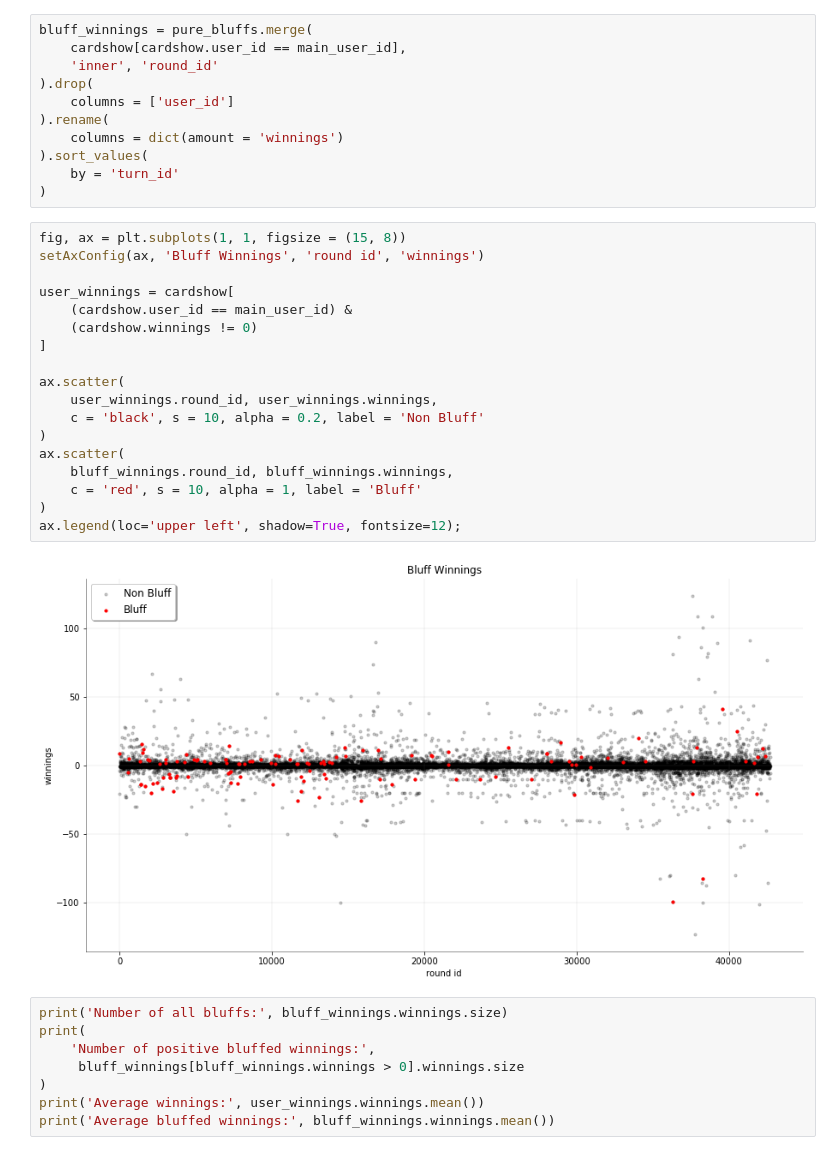
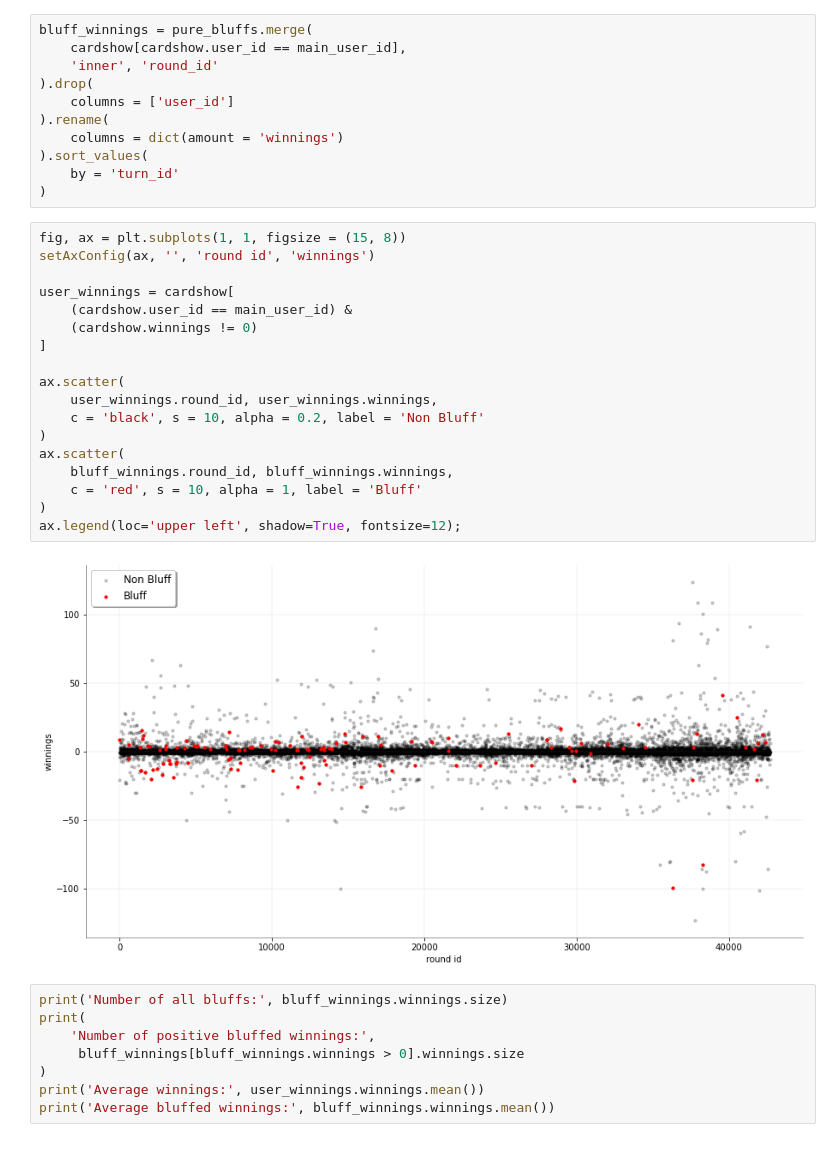
Before and after one commit to kuco23/PokerPlayerPatterns, a Jupyter notebook: notebook_en.ipynb, the cells around one changed output. Cells and saved outputs as stored; diff of their text form.

```diff
--- a/notebook_en.ipynb
+++ b/notebook_en.ipynb
@@ -378,24 +378,24 @@ bluff_winnings = pure_bluffs.merge(
 )
 # %%
 fig, ax = plt.subplots(1, 1, figsize = (15, 8))
-setAxConfig(ax, 'Bluff Winnings', 'round id', 'winnings')
+setAxConfig(ax, '', 'round id', 'winnings')
 
 user_winnings = cardshow[
     (cardshow.user_id == main_user_id) &
     (cardshow.winnings != 0)
 ]
 
 ax.scatter(
     user_winnings.round_id, user_winnings.winnings,
     c = 'black', s = 10, alpha = 0.2, label = 'Non Bluff'
 )
 ax.scatter(
     bluff_winnings.round_id, bluff_winnings.winnings,
     c = 'red', s = 10, alpha = 1, label = 'Bluff'
 )
 ax.legend(loc='upper left', shadow=True, fontsize=12);
 # %% [output]
-[figure, old version]
+[figure, new version]
 # %%
 print('Number of all bluffs:', bluff_winnings.winnings.size)
 print(
```
Also changed, not shown: parts of 3 cells of this notebook, 2 other files.
